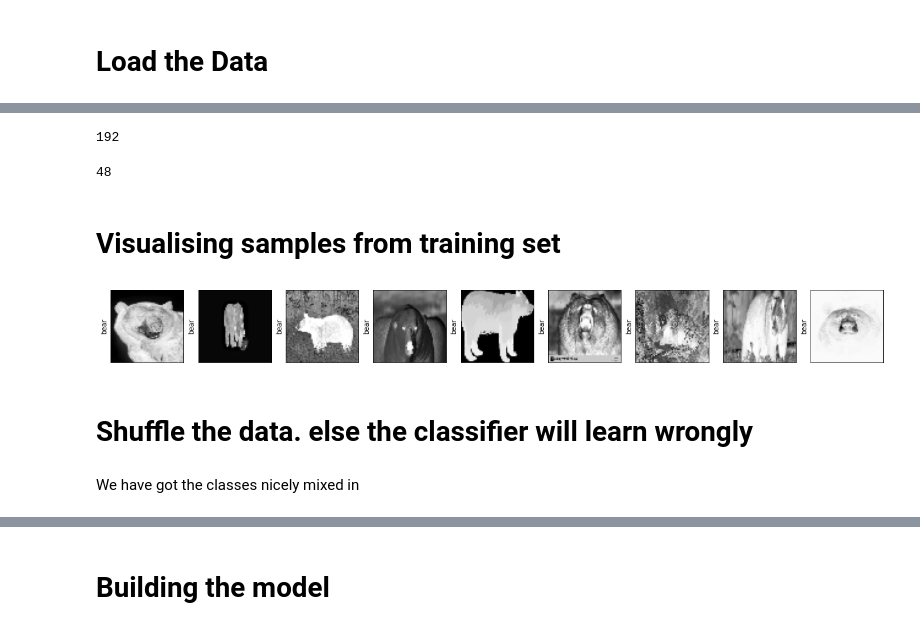
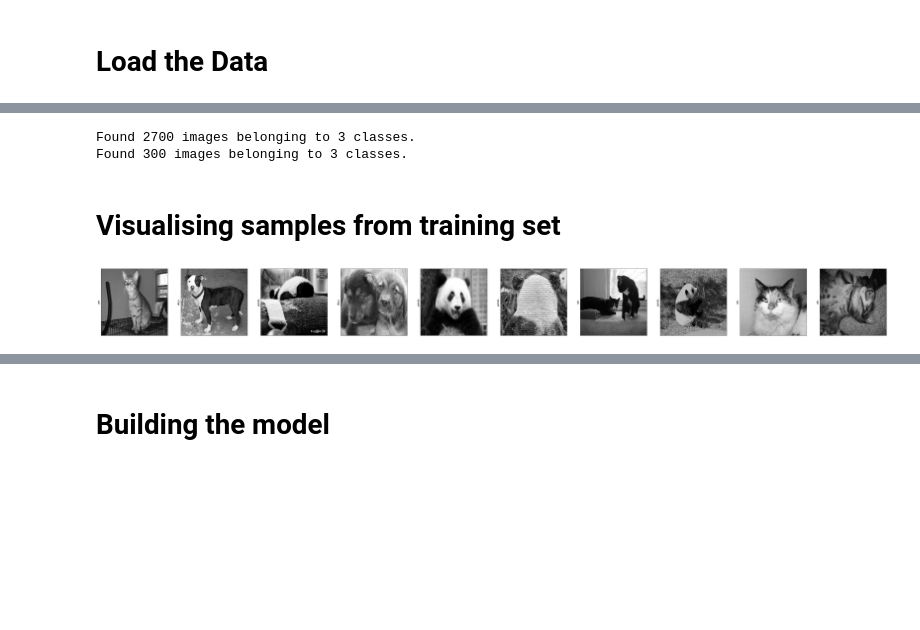
Before and after one commit to nawabhussain/Tensorflow-Tutorials, a Jupyter notebook: Computer Vision/Clothes Image Classification.ipynb, the cells around one changed output, grey strips where cells are left out. Drawn from its saved outputs; the diff is of its cells as text; code cells hidden in the pictures; blank space fills up the shorter version.

Commit message:
Animal Image Dataset(DOG, CAT and PANDA)

```diff
--- a/Computer Vision/Clothes Image Classification.ipynb
+++ b/Computer Vision/Clothes Image Classification.ipynb
@@ -28,3 +24,5 @@ animals_dataset = ["bear","elephant","octopus","zebra"]
+# %%
+animals_dataset = ["cats","dogs","panda"]
 # %% [markdown]
 # Load the Data
 # %%
@@ -67,25 +57,54 @@ test_set
-# %%
-print(len(training_dataset))
-# %% [output]
-192
-# %%
-print(len(test_dataset))
-# %% [output]
-48
+# %%
+from tensorflow.keras.preprocessing.image import ImageDataGenerator
+
+def to_grayscale(image):
+    image = tf.image.rgb_to_grayscale(image)
+    return image
+
+batch_size= 32
+data_dir = "data/animals/"
+img_height = 224
+img_width = 224
+# Rescaling the input image as well as Data Augmentation
+train_datagen = ImageDataGenerator(rescale=1./255,
+    preprocessing_function=to_grayscale,
+    validation_split=0.1) # set validation split
+
+train_generator = train_datagen.flow_from_directory(
+    data_dir,
+    target_size=(img_height, img_width),
+    batch_size=batch_size,
+    class_mode='categorical',
+    classes = animals_dataset,
+    subset='training',
+    shuffle=True) # set as training data
+
+validation_generator = train_datagen.flow_from_directory(
+    data_dir, # same directory as training data
+    target_size=(img_height, img_width),
+    batch_size=batch_size,
+    class_mode='categorical',
+    classes = animals_dataset,
+    subset='validation',
+    shuffle=True) # set as validation data
+# %% [output]
+Found 2700 images belonging to 3 classes.
+Found 300 images belonging to 3 classes.
 # %% [markdown]
 # Visualising samples from training set
+# %%
+training_samples, labels = train_generator.next()
 # %%
-plt.figure(figsize=(20, 20))
-for i in range(9):
-    plt.subplot(3, 9, i + 1)
+plt.figure(figsize=(60, 60))
+
+for i in range(10):
+    plt.subplot(5, 10, i + 1)
     plt.xticks([])
     plt.yticks([])
-    #plt.imshow(img_array, cmap='gray')
-    image, label = training_dataset[i]
+    image = training_samples[i]
     plt.imshow(image, cmap=plt.cm.binary)
+    label = int(np.argmax(labels[i]))
     plt.ylabel(animals_dataset[label])
 plt.show()
 # %% [output]
-[figure, old version]
+[figure, new version]
-# %% [markdown]
-# Shuffle the data. else the classifier will learn wrongly
@@ -95,2 +110,0 @@ random.shuffle(test_dataset)
-# %% [markdown]
-We have got the classes nicely mixed in
```
Also changed, not shown: parts of 25 cells of this notebook.
